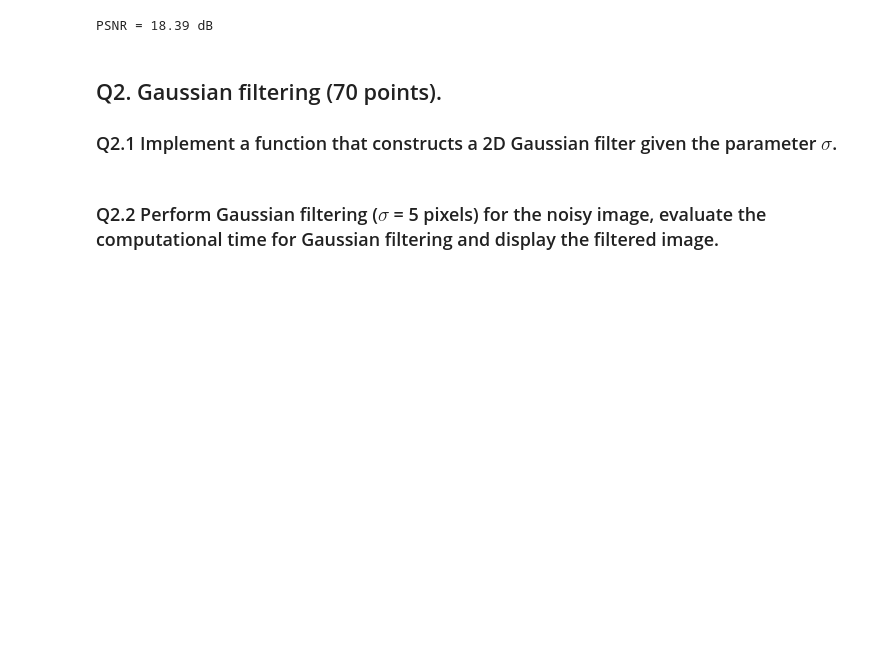
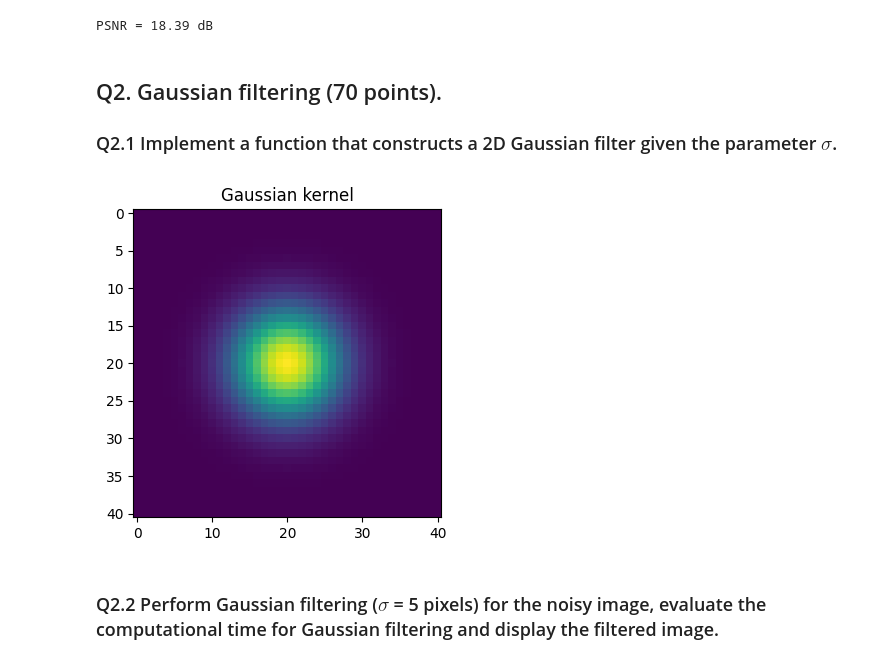
Before and after one commit to wowthecoder/Computer_Vision_2026, a Jupyter notebook: coursework_01/coursework_01.ipynb, the cells around one changed output. Drawn from its saved outputs; the diff is of its cells as text; code cells hidden in the pictures; blank space fills up the shorter version.

```diff
--- a/coursework_01/coursework_01.ipynb
+++ b/coursework_01/coursework_01.ipynb
@@ -118,25 +118,28 @@ PSNR = 18.39 dB
 # %%
 # Implement the Gaussian filter
 def gaussian_filter_2d(sigma):
     # sigma: the parameter sigma for the Gaussian kernel (unit: pixel)
     #
     # return: a 2D array for the Gaussian kernel
 
     # The filter radius is 4 times sigma (provided)
     rad = int(math.ceil(4 * sigma))
-    sz = 2 * rad + 1
 
     # Calculate the filter weights
     ### Insert your code ###
-    h = ...
+    x, y = np.meshgrid(np.arange(-rad, rad+1), np.arange(-rad, rad+1))
+    h = np.exp(- (x**2 + y**2) / (2 * sigma**2)) / (2 * math.pi * sigma**2)
+    h = h / np.sum(h)
     return h
 
 # Visualise the Gaussian filter when sigma = 5 pixel (provided)
 sigma = 5
 h = gaussian_filter_2d(sigma)
 plt.imshow(h)
 plt.title('Gaussian kernel')
 plt.gcf().set_size_inches(4, 4)
+# %% [output]
+[figure, added]
 # %% [markdown]
 ### Q2.2 Perform Gaussian filtering ($\sigma$ = 5 pixels) for the noisy image, evaluate the computational time for Gaussian filtering and display the filtered image.
 # %%
```
Also changed, not shown: parts of 3 cells of this notebook.
